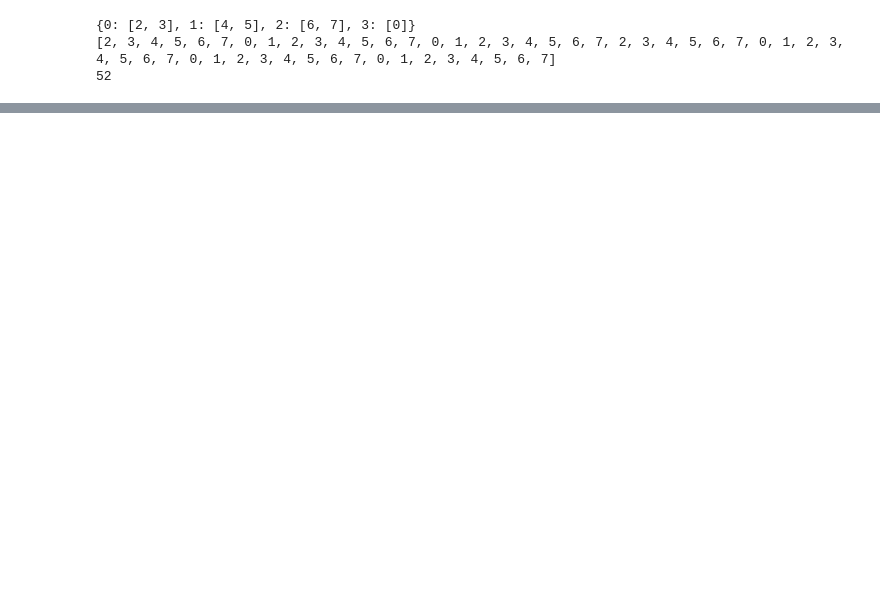
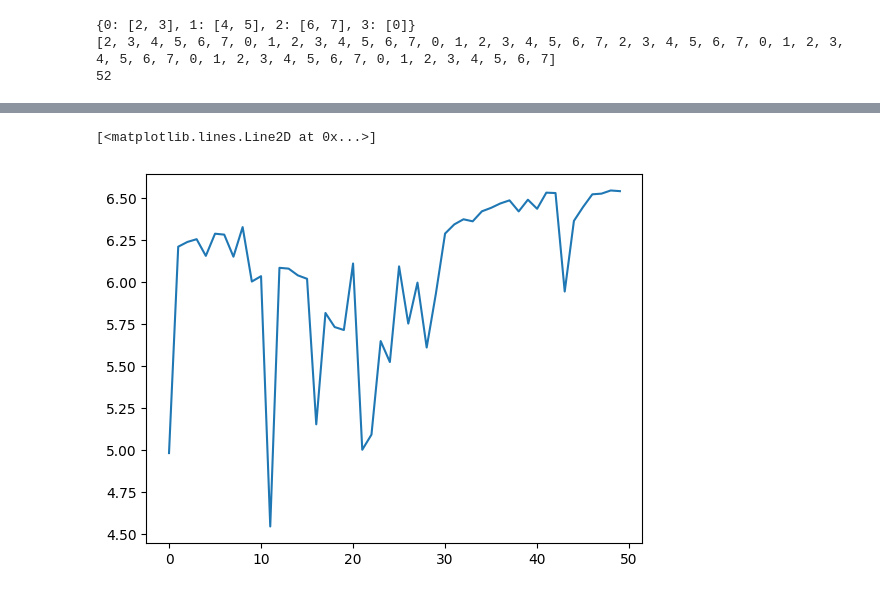
Before and after one commit to calzadaharo/TFM_ACES, a Jupyter notebook: UnifiedSolution_6_stations.ipynb, the cells around one changed output, grey strips where cells are left out. Saved outputs shown, nothing was run; the diff lists cells and outputs as text; code cells hidden in the pictures; blank space fills up the shorter version.

Commit message:
Unified works

```diff
--- a/UnifiedSolution_6_stations.ipynb
+++ b/UnifiedSolution_6_stations.ipynb
@@ -502,3 +512,41 @@ from gymnasium.wrappers import EnvCompatibility
 
 simulated_aces = AcesStepArchitectureEnv(6)
 check_env(EnvCompatibility(simulated_aces))
+# %%
+from ray.tune.registry import register_env
+from gymnasium.wrappers import EnvCompatibility
+from ray.rllib.algorithms.impala import ImpalaConfig
+from ray.rllib.algorithms.ppo import PPOConfig
+from gymnasium.wrappers import TimeLimit
+
+ray.shutdown()
+
+architecture = Architecture()
+
+def env_creator(env_config):
+    return TimeLimit(EnvCompatibility(AcesStepArchitectureEnv(6)), max_episode_steps=10)
+register_env("AcesStepArchitectureEnv", env_creator)
+
+config = (
+    ImpalaConfig()
+    .environment("AcesStepArchitectureEnv",disable_env_checking=True)
+    .rollouts(num_rollout_workers=40,
+              num_envs_per_worker=5) # Max = 60
+    .resources(num_gpus=0,
+               num_cpus_per_worker=1)
+    .training(entropy_coeff=0.02)
+)
+
+config["model"]["fcnet_hiddens"] =[64,64]
+
+
+algorithm_unified_6 = config.build()
+
+result_unified_6 =[]
+
+for j in tqdm(range(100)):
+    result_train = algorithm_unified_6.train()["episode_reward_mean"]
+    result_unified_6.append(result_train)
+    # if (j%100 == 0):
+    print(result_train)
+print(result_unified_6)
@@ -504,0 +576,5 @@ check_env(EnvCompatibility(simulated_aces))
+# %%
+plt.plot(result_unified_6)
+# %% [output]
+[<matplotlib.lines.Line2D at 0x...>]
+[figure, added]
```
Also changed, not shown: parts of 8 cells of this notebook, 2 other files.
